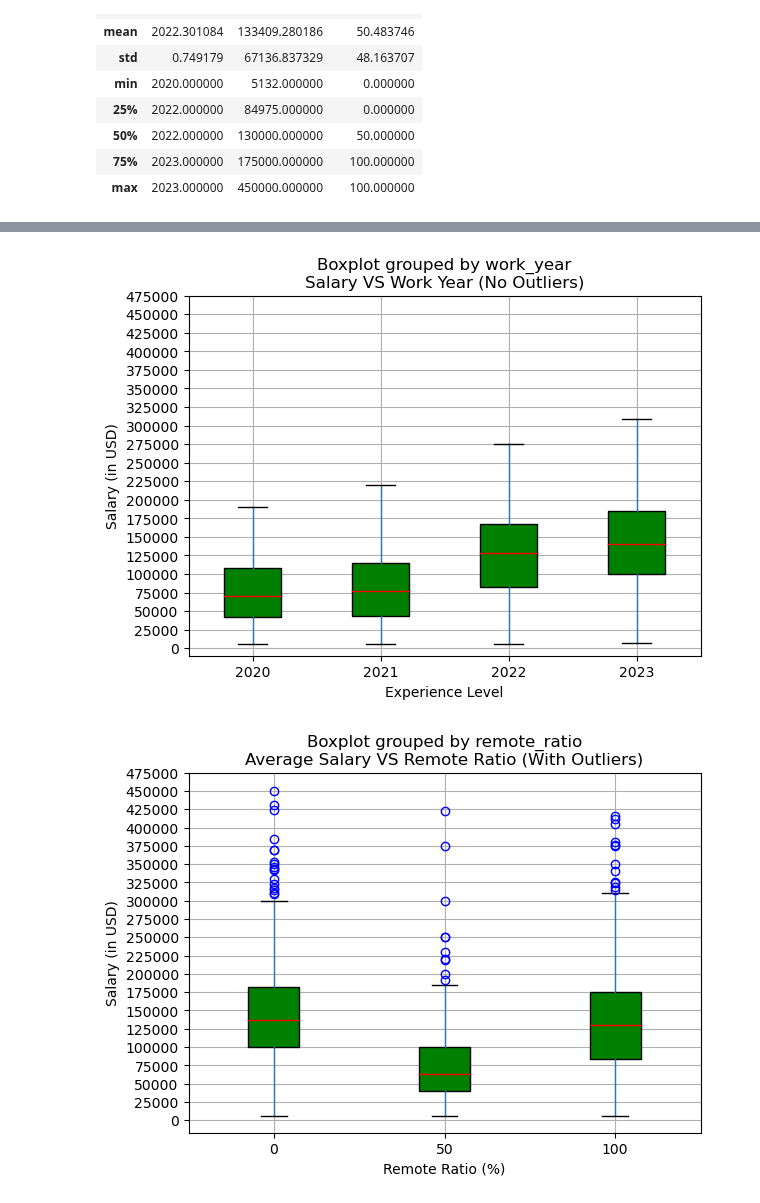
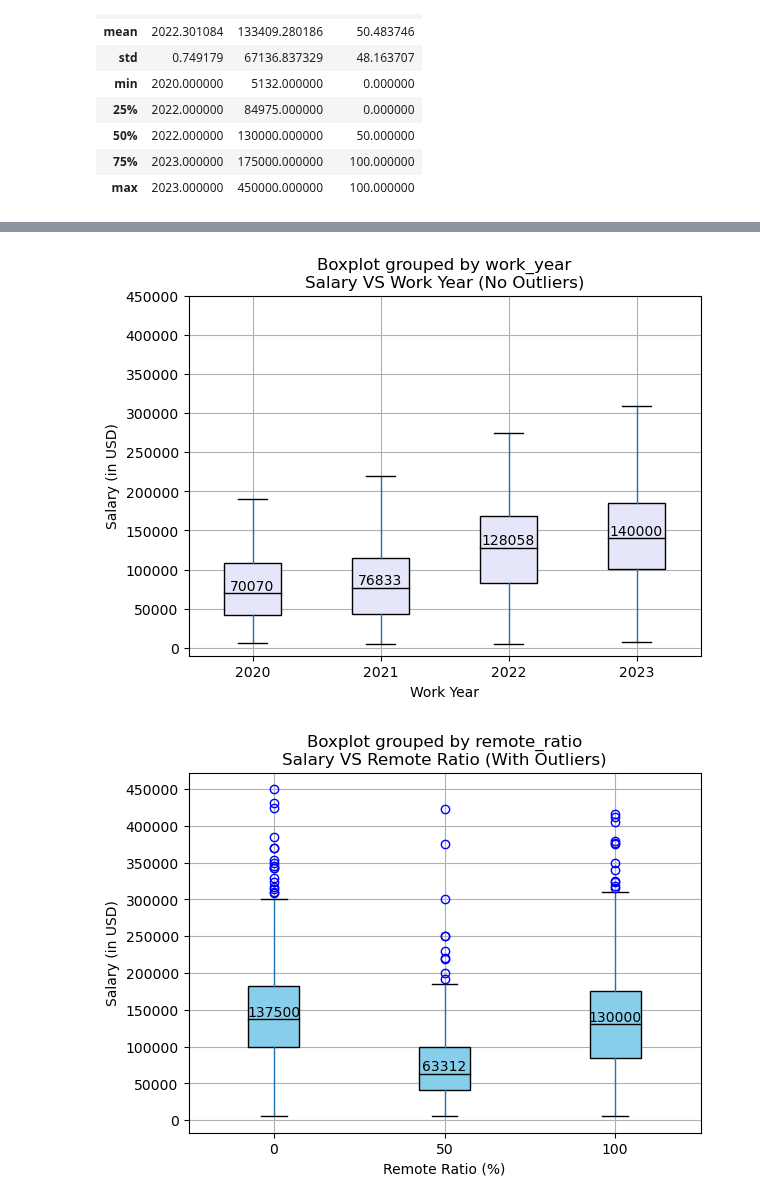
Before and after one commit to garimac12/project_acai, a Jupyter notebook: Project_NN.ipynb, the cells around one changed output, grey strips where cells are left out. Saved outputs shown, nothing was run; the diff lists cells and outputs as text; code cells hidden in the pictures.

```diff
--- a/Project_NN.ipynb
+++ b/Project_NN.ipynb
@@ -195,45 +212,63 @@ plt.show()
 # %%
-# Removing outliers in salary_in_usd for different categories of experience_level: Salary vs. Experience Level
+import pandas as pd
+import matplotlib.pyplot as plt
+import numpy as np
 
+# Removing outliers in salary_in_usd for different categories of experience_level
+df_remove_outlier1 = df[(df["salary_in_usd"] < 250000) & (df["work_year"] == 2020)]
+df_remove_outlier2 = df[(df["salary_in_usd"] < 225000) & (df["work_year"] == 2021)]
+df_remove_outlier3 = df[(df["salary_in_usd"] < 295000) & (df["work_year"] == 2022)]
+df_remove_outlier4 = df[(df["salary_in_usd"] < 310000) & (df["work_year"] == 2023)]
 
-df_remove_outlier1=df[(df["salary_in_usd"]<250000)&(df["work_year"]==2020)]
-df_remove_outlier2=df[(df["salary_in_usd"]<225000)&(df["work_year"]==2021)]
-df_remove_outlier3=df[(df["salary_in_usd"]<295000)&(df["work_year"]==2022)]
-df_remove_outlier4=df[(df["salary_in_usd"]<310000)&(df["work_year"]==2023)]
-# dataframes = [df_remove_outlier1,df_remove_outlier2, df_remove_outlier3, df_remove_outlier4]
-dataframes = [df_remove_outlier1,df_remove_outlier2, df_remove_outlier3, df_remove_outlier4]
-final_df_remove_outlier = pd.concat(dataframes)  #pd.concat(dataframes)
+# Concatenate the filtered dataframes
+dataframes = [df_remove_outlier1, df_remove_outlier2, df_remove_outlier3, df_remove_outlier4]
+final_df_remove_outlier = pd.concat(dataframes)
+
+# Set option to display all rows in the dataframe
 pd.set_option('display.max_rows', None)
-#final_df_remove_outlier
 
+# Calculate median values
+medians1 = final_df_remove_outlier.groupby("work_year")["salary_in_usd"].median()
 
-a="blue"
-b="red"
-c="green"
-final_df_remove_outlier.boxplot(column=["salary_in_usd"], by=["work_year"], patch_artist=True, boxprops=dict(facecolor=c), flierprops=dict(color=a, markeredgecolor=a), medianprops=dict(color=b))
+# Create the boxplot
+final_df_remove_outlier.boxplot(
+    column=["salary_in_usd"],
+    by=["work_year"],
+    patch_artist=True,
+    boxprops=dict(facecolor=c),
+    flierprops=dict(color=a, markeredgecolor=a),
+    medianprops=dict(color=b)
+)
 
-
+# Add median values as annotations
+for i, med in enumerate(medians1):
+    plt.text(i + 1, med, f"{med:.0f}", ha="center", va="bottom", color=b)
 
 plt.title('Salary VS Work Year (No Outliers)')
-plt.xlabel('Experience Level')
+plt.xlabel('Work Year')
 plt.ylabel('Salary (in USD)')
 
-y_ticks = np.arange(0, 500000, 25000)
+y_ticks = np.arange(0, 500000, 50000)
 plt.yticks(y_ticks)
+
 # Saving Plot to output_data_NN
 plt.savefig("output_data_NN/Fig3_salary_workyear_nooutliers.png")
 plt.show()
 
-# ANALYSIS - This data do have a lot of outliers and median salry levels drop significantly after removing outliers But with
-#or with out outliers after comparing the box plot we can deduce that median salaries were almost same in year
-#2020 and 2021 however in year 2022 and 2023 it got a substantial increase.
+# ANALYSIS - This data do have a lot of outliers, and median salary levels drop significantly after removing outliers. But with or without outliers,
+# after comparing the box plot, we can deduce that median salaries were almost the same in the years 2020 and 2021. However, in the years 2022 and 2023, they experienced a substantial increase.
 # %% [output]
-[figure, old version]
+[figure, new version]
 # %%
-# Salary vs. Experience Level
-a="blue"
-b="red"
-c="green"
+import matplotlib.pyplot as plt
+
+a = "blue"
+b = "black"
+c = "skyblue"
+
+# Calculate median values
+medians2 = df.groupby("remote_ratio")["salary_in_usd"].median()
+
 df.boxplot(
     column=["salary_in_usd"],
     by=["remote_ratio"],
@@ -242,16 +277,21 @@ df.boxplot(
     flierprops=dict(color=a, markeredgecolor=a),
     medianprops=dict(color=b)
 )
-plt.title('Average Salary VS Remote Ratio (With Outliers)')
+
+plt.title('Salary VS Remote Ratio (With Outliers)')
 plt.xlabel('Remote Ratio (%)')
 plt.ylabel('Salary (in USD)')
 
-y_ticks = np.arange(0, 500000, 25000)
+# Add median values as annotations
+for i, med in enumerate(medians2):
+    plt.text(i + 1, med, f"{med:.0f}", ha="center", va="bottom", color=b)
+
+y_ticks = range(0, 500000, 50000)
 plt.yticks(y_ticks)
 
 # Saving Plot to output_data_NN
 plt.savefig("output_data_NN/Fig4_salary_remoteratio_outliers.png")
 plt.show()
 # %% [output]
-[figure, old version]
+[figure, new version]
 # %%
```
Also changed, not shown: parts of 7 cells of this notebook.
